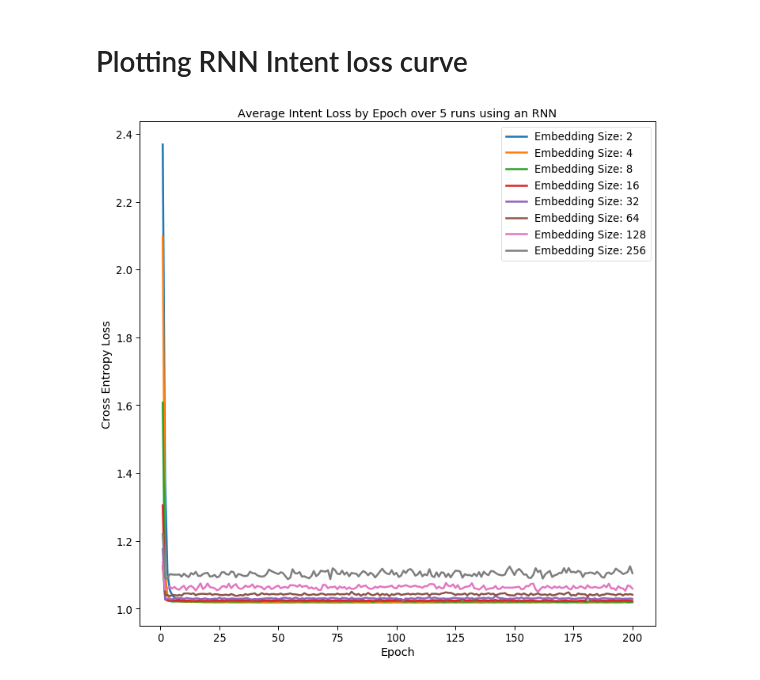
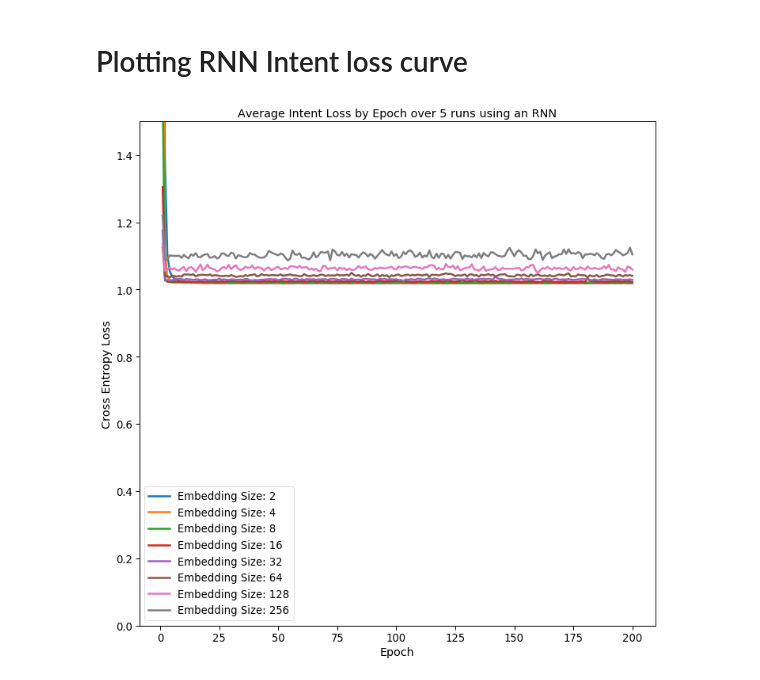
Before and after one commit to lionely/nlu-joint-slot-intent-detection, a Jupyter notebook: Processing RNN Experiment Results.ipynb, the cells around one changed output. Drawn from its saved outputs; the diff is of its cells as text; code cells hidden in the pictures.

```diff
--- a/Processing RNN Experiment Results.ipynb
+++ b/Processing RNN Experiment Results.ipynb
@@ -80,16 +82,18 @@ fig.savefig("graphs/rnn_slot_losses.png",bbox_inches="tight",dpi=300)
 # %%
 fig, ax = plt.subplots(figsize=a4_dims)
 for embedding in embedding_types:
     list_by_runs = find_by_embedding(num_runs,embedding)
     avged_runs = avg_by_run(list_by_runs)
     avged_runs_by_epoch = avg_over_epoch(avged_runs,num_epochs,loss_type="intent_losses")
     ax = sns.lineplot(x=x_epochs,y=avged_runs_by_epoch,label="Embedding Size: "+str(embedding))
     #fig = ax.get_figure()
 plt.title('Average Intent Loss by Epoch over 5 runs using an RNN')
 plt.ylabel('Cross Entropy Loss')
 plt.xlabel('Epoch')
+plt.ylim(top=1.5)
+plt.ylim(bottom=0)
 plt.legend()
 fig = ax.get_figure()
 fig.savefig("graphs/rnn_intent_losses.png",bbox_inches="tight",dpi=300)
 # %% [output]
-[figure, old version]
+[figure, new version]
```
Also changed, not shown: parts of 1 cell of this notebook, 26 other files.
